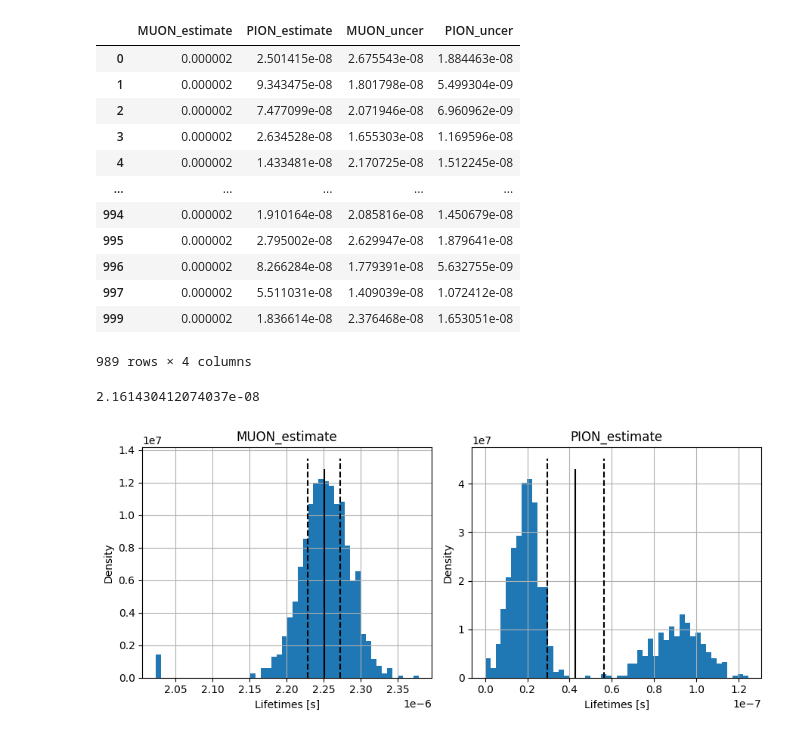
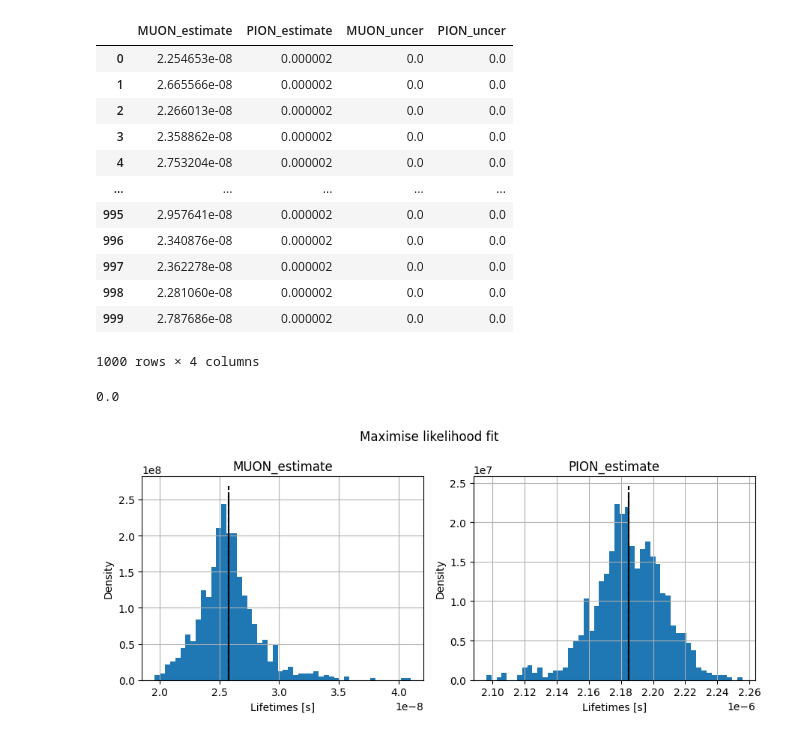
Before and after one commit to kingspoof/PHY241, a Jupyter notebook: Code/3_d.ipynb, the cells around one changed output. Saved outputs shown, nothing was run; the diff lists cells and outputs as text; code cells hidden in the pictures.

Commit message:
corrected for more bins in inital histogram, this soves a lot of problems, changed the repetition of the simulations to the likelihood fit

```diff
--- a/Code/3_d.ipynb
+++ b/Code/3_d.ipynb
@@ -22,12 +22,12 @@ MUON_estimate = 2e-6
 PION_estimate = 1.2e-8
 initial_guess = [MUON_estimate, PION_estimate]
 # %%
-def simulation(n, t_bounds, initial_guess, bounds=(-np.inf, np.inf)):
+def simulation(n, t_bounds, initial_guess, bins=150):
 
     simulated_decay_points = simulate_decay_times(n, t_bounds[1])
-    counts, bins = np.histogram(simulated_decay_points[:, 0] , bins=35, density=False)
+    counts, bins = np.histogram(simulated_decay_points[:, 0] , bins=150, density=False)
 
-    return binned_least_squares_fit(counts, bins, initial_guess, bounds)
+    return binned_maximum_likelihood_fit_2(counts, bins, initial_guess)
 # %%
 # simulation_results = [simulation(n, t_bounds, initial_guess) for _ in range(n_sims)]
 simulation_results = Parallel(n_jobs=-1)(delayed(simulation)(n, t_bounds, initial_guess) for _ in range(n_sims))
@@ -39,18 +39,20 @@ simulation_results.dropna(inplace=True)
 simulation_results
 # %% [output]
 |  | MUON_estimate | PION_estimate | MUON_uncer | PION_uncer |
-| 0 | 0.000002 | 2.501415e-08 | 2.675543e-08 | 1.884463e-08 |
-| 1 | 0.000002 | 9.343475e-08 | 1.801798e-08 | 5.499304e-09 |
-| 2 | 0.000002 | 7.477099e-08 | 2.071946e-08 | 6.960962e-09 |
-| 3 | 0.000002 | 2.634528e-08 | 1.655303e-08 | 1.169596e-08 |
-| 4 | 0.000002 | 1.433481e-08 | 2.170725e-08 | 1.512245e-08 |
+| 0 | 2.254653e-08 | 0.000002 | 0.0 | 0.0 |
+| 1 | 2.665566e-08 | 0.000002 | 0.0 | 0.0 |
+| 2 | 2.266013e-08 | 0.000002 | 0.0 | 0.0 |
+| 3 | 2.358862e-08 | 0.000002 | 0.0 | 0.0 |
+| 4 | 2.753204e-08 | 0.000002 | 0.0 | 0.0 |
 | ... | ... | ... | ... | ... |
-| 994 | 0.000002 | 1.910164e-08 | 2.085816e-08 | 1.450679e-08 |
-| 995 | 0.000002 | 2.795002e-08 | 2.629947e-08 | 1.879641e-08 |
-| 996 | 0.000002 | 8.266284e-08 | 1.779391e-08 | 5.632755e-09 |
-| 997 | 0.000002 | 5.511031e-08 | 1.409039e-08 | 1.072412e-08 |
-| 999 | 0.000002 | 1.836614e-08 | 2.376468e-08 | 1.653051e-08 |
+| 995 | 2.957641e-08 | 0.000002 | 0.0 | 0.0 |
+| 996 | 2.340876e-08 | 0.000002 | 0.0 | 0.0 |
+| 997 | 2.362278e-08 | 0.000002 | 0.0 | 0.0 |
+| 998 | 2.281060e-08 | 0.000002 | 0.0 | 0.0 |
+| 999 | 2.787686e-08 | 0.000002 | 0.0 | 0.0 |
-989 rows × 4 columns
+1000 rows × 4 columns
+# %%
+simulation_results = simulation_results[simulation_results['MUON_estimate']>0]
 # %%
 MUON_mean = simulation_results['MUON_estimate'].mean()
 PION_mean = simulation_results['PION_estimate'].mean()
@@ -58,21 +60,22 @@ MUON_uncer = np.sqrt(np.mean(np.power(simulation_results['MUON_uncer'],2)))
 PION_uncer = np.sqrt(np.mean(np.power(simulation_results['PION_uncer'],2)))
 print(MUON_uncer)
 # %% [output]
-2.161430412074037e-08
+0.0
 # %%
 fig, ax = plt.subplots(ncols=2, nrows=1, figsize=(9,4))
 simulation_results.hist(column=['MUON_estimate'], ax=ax[0], bins=50, density=True)
 simulation_results.hist(column=['PION_estimate'], ax=ax[1], bins=50, density=True)
 for i in ax:
     i.set_ylabel('Density')
     i.set_xlabel('Lifetimes [s]')
 
 ax[0].vlines(MUON_mean, *ax[0].get_ylim(), color='k')
 ax[1].vlines(PION_mean, *ax[1].get_ylim(), color='k')
 
 ax[0].vlines([MUON_mean + MUON_uncer, MUON_mean - MUON_uncer], *ax[0].get_ylim(), color='k', linestyle='--')
 ax[1].vlines([PION_mean + PION_uncer, PION_mean - PION_uncer], *ax[1].get_ylim(), color='k', linestyle='--')
 
+fig.suptitle('Maximise likelihood fit')
 plt.tight_layout()
 # %% [output]
-[figure, old version]
+[figure, new version]
```
Also changed, not shown: parts of 2 cells of this notebook, 5 other files.
